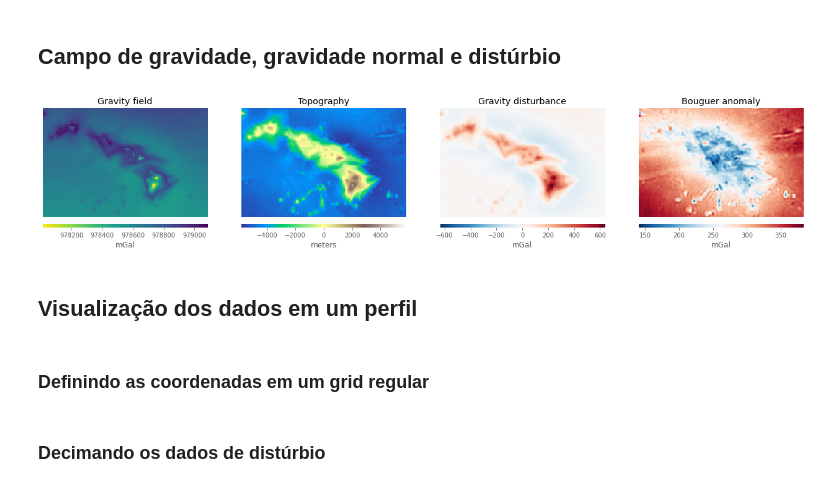
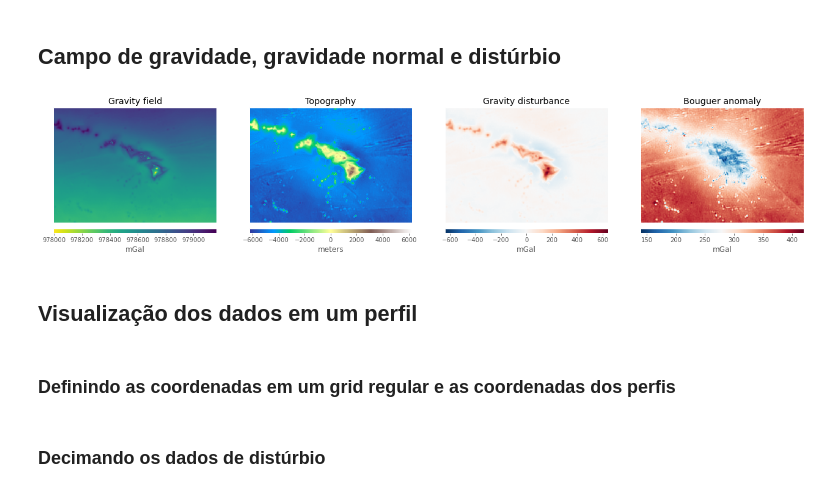
Before and after one commit to andrelreis/metodos-potenciais, a Jupyter notebook: Content/code/1. Gravity_earth/6. Hawaii_bouguer_anomaly.ipynb, the cells around one changed output. Cells and saved outputs as stored; diff of their text form; code cells hidden in the pictures.

Commit message:
Adding gravity case studies

```diff
--- a/Content/code/1. Gravity_earth/6. Hawaii_bouguer_anomaly.ipynb
+++ b/Content/code/1. Gravity_earth/6. Hawaii_bouguer_anomaly.ipynb
@@ -19,17 +19,17 @@ plt.style.use('ggplot')
 # %% [markdown]
 ### Carregando os dados
 # %%
-fname = 'data_set/gravity_001deg_Hawaii_EIGEN-6C4.gdf'
+fname = 'data_set/gravity_Hawaii_03deg_EIGEN-6C4.gdf'
 # %%
 data = hm.load_icgem_gdf(fname)
 # %%
-fname = 'data_set/geoid_001deg_Hawaii_EIGEN-6C4.gdf'
+fname = 'data_set/geoid_Hawaii_03deg_EIGEN-6C4.gdf'
 # %%
 geoide = hm.load_icgem_gdf(fname)
 # %%
 data['geoid'] = geoide.geoid
 # %%
-fname = 'data_set/topography_001deg_Hawaii_etopo1.gdf'
+fname = 'data_set/topography_Hawaii_03deg_etopo1.gdf'
 # %%
 topografia = hm.load_icgem_gdf(fname)
 # %%
@@ -61,3 +59,5 @@ region = (-161,-153,18,23)
+# %%
+region = (-165,-150,15.01,25)
 # %% [markdown]
 ### Cálculo da gravidade normal
 # %%
@@ -79,30 +79,33 @@ data['disturbance_bouguer'] = data.disturbance - bouguer
 # %%
 fig,(ax1,ax2,ax3,ax4) = plt.subplots(nrows=1,ncols=4,figsize=(22, 18), subplot_kw=dict(projection=ccrs.Mercator()))
 
 pg = data.gravity_earth.plot.pcolormesh(ax=ax1, cmap="viridis_r", add_colorbar=False, transform=ccrs.PlateCarree())
 plt.colorbar(pg, ax=ax1, orientation="horizontal", pad=0.01, aspect=40, label="mGal")
 ax1.set_title("Gravity field")
 ax1.set_extent(region,crs=ccrs.PlateCarree())
 
 pn = data.h_over_ell.plot.pcolormesh(ax=ax2, cmap="terrain", add_colorbar=False, transform=ccrs.PlateCarree())
 plt.colorbar(pn, ax=ax2, orientation="horizontal", pad=0.01, aspect=40, label="meters")
 ax2.set_title("Topography")
 ax2.set_extent(region,crs=ccrs.PlateCarree())
 
 pd = data.disturbance.plot.pcolormesh(ax=ax3, cmap="RdBu_r", add_colorbar=False, transform=ccrs.PlateCarree())
 plt.colorbar(pd, ax=ax3, orientation="horizontal", pad=0.01, aspect=40, label="mGal")
 ax3.set_title("Gravity disturbance")
 ax3.set_extent(region,crs=ccrs.PlateCarree())
 
 pb = data.disturbance_bouguer.plot.pcolormesh(ax=ax4, cmap="RdBu_r", add_colorbar=False, transform=ccrs.PlateCarree())
 plt.colorbar(pb, ax=ax4, orientation="horizontal", pad=0.01, aspect=40, label="mGal")
 ax4.set_title("Bouguer anomaly")
 ax4.set_extent(region,crs=ccrs.PlateCarree())
 
+file_name = 'images/gravity_Hawaii'
+plt.savefig(file_name+'.png',dpi=300)
+
 plt.show()
 # %% [output]
-[figure, old version]
+[figure, new version]
 # %% [markdown]
 ## Visualização dos dados em um perfil
 # %% [markdown]
-### Definindo as coordenadas em um grid regular
+### Definindo as coordenadas em um grid regular e as coordenadas dos perfis
```
Also changed, not shown: parts of 19 cells of this notebook, 27 other files.
